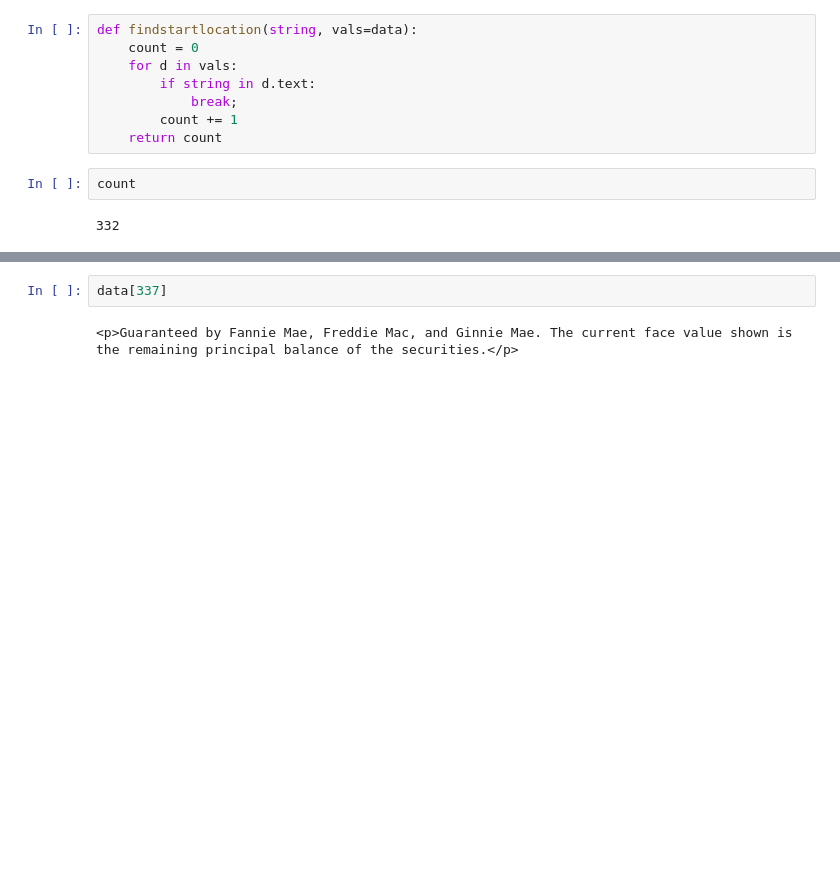
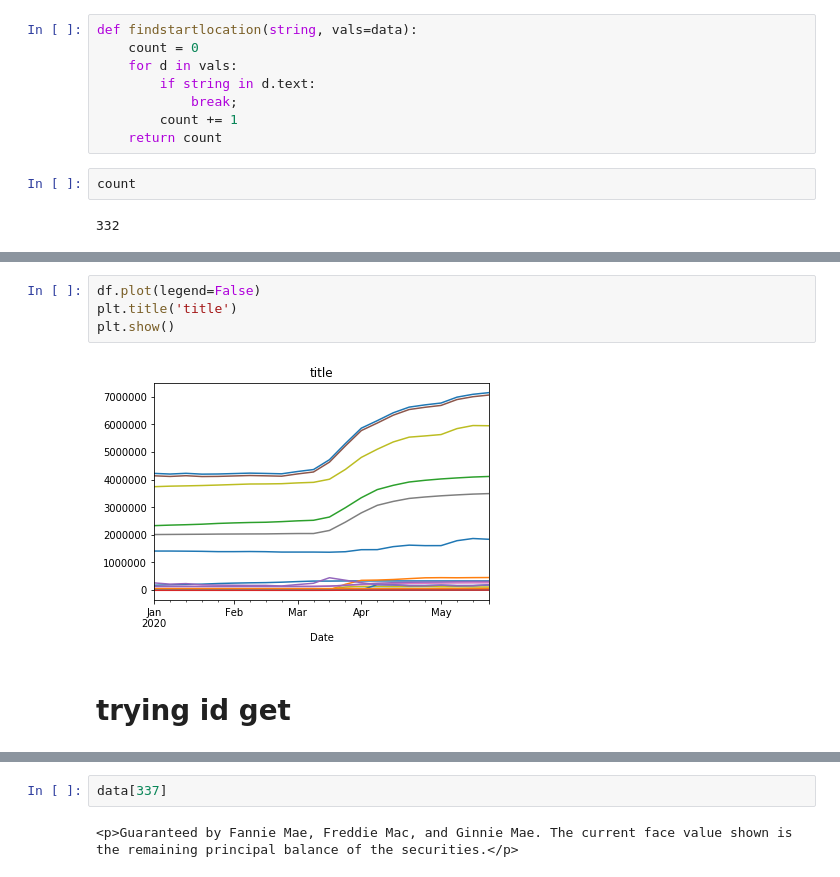
Before and after one commit to trevohearn/FedResStats, a Jupyter notebook: FedResStats.ipynb, the cells around one changed output, grey strips where cells are left out. Saved outputs shown, nothing was run; the diff lists cells and outputs as text; blank space fills up the shorter version.

```diff
--- a/FedResStats.ipynb
+++ b/FedResStats.ipynb
@@ -43,0 +416,8 @@ count
+# %%
+df.plot(legend=False)
+plt.title('title')
+plt.show()
+# %% [output]
+[figure, added]
+# %% [markdown]
+# trying id get
```
Also changed, not shown: parts of 38 cells of this notebook, 1 other file.
